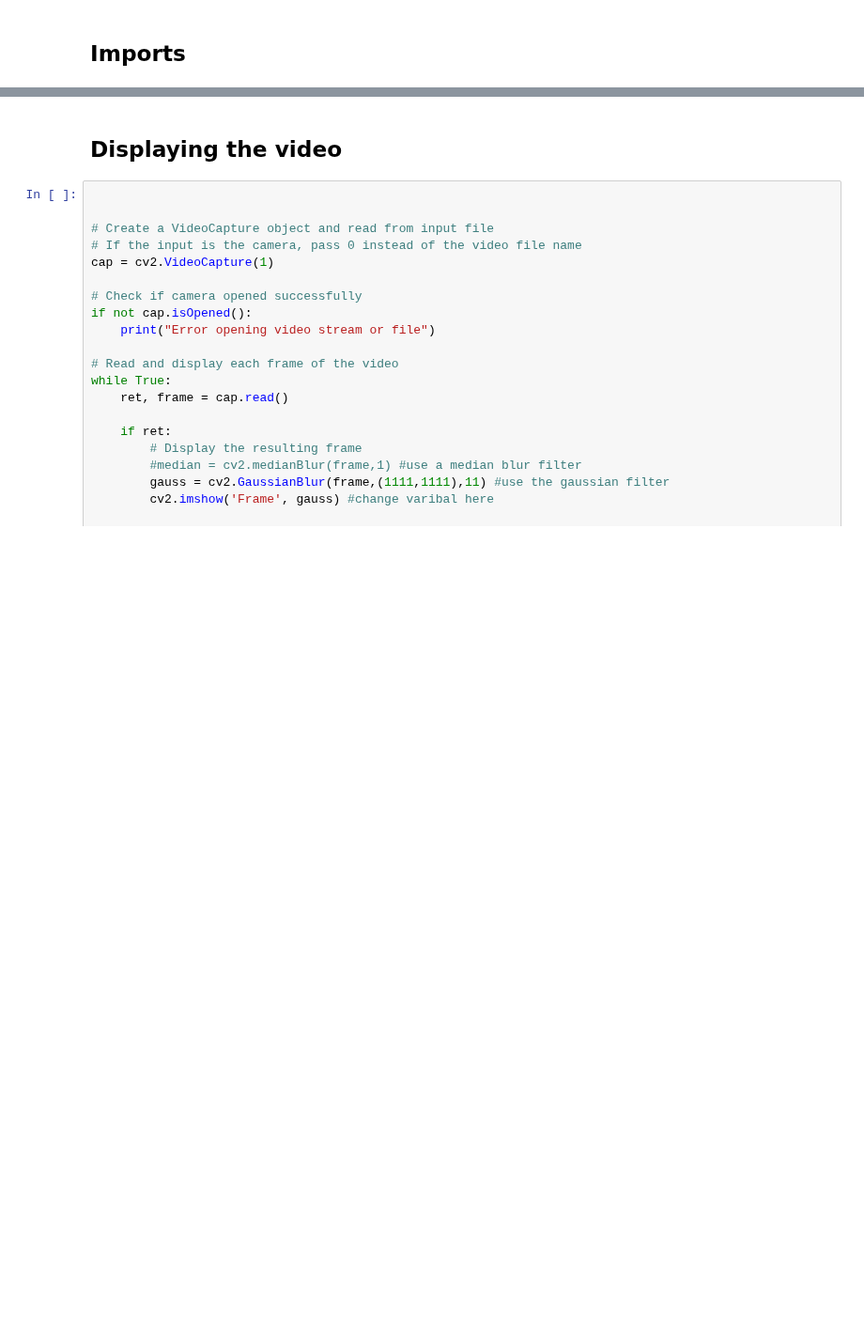
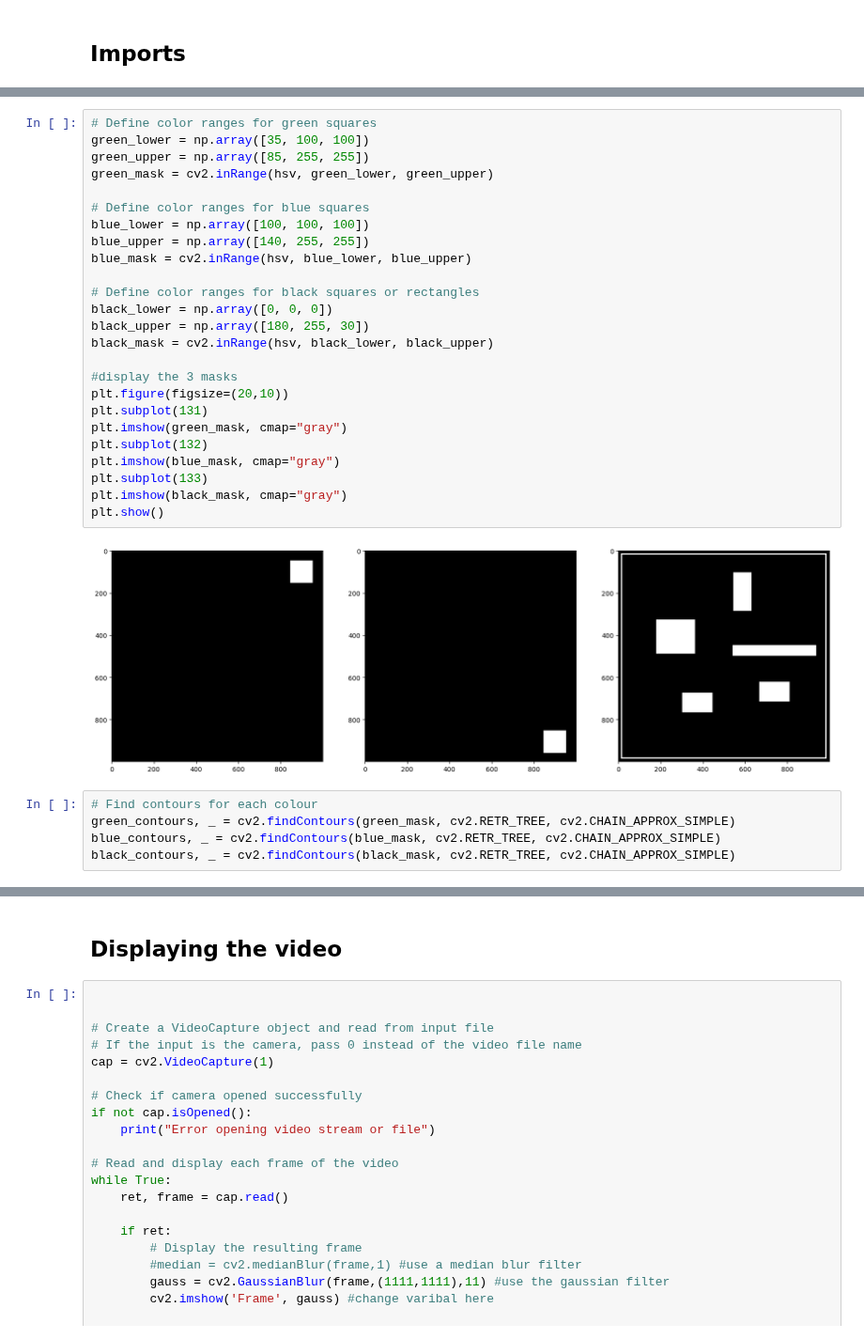
Before and after one commit to Armonis5/ThymioMob, a Jupyter notebook: vision.ipynb, the cells around one changed output, grey strips where cells are left out. Shown at 94% size. Cells and saved outputs as stored; diff of their text form; blank space fills up the shorter version.

```diff
--- a/vision.ipynb
+++ b/vision.ipynb
@@ -9,0 +43,32 @@ import time
+# %%
+# Define color ranges for green squares
+green_lower = np.array([35, 100, 100])
+green_upper = np.array([85, 255, 255])
+green_mask = cv2.inRange(hsv, green_lower, green_upper)
+
+# Define color ranges for blue squares
+blue_lower = np.array([100, 100, 100])
+blue_upper = np.array([140, 255, 255])
+blue_mask = cv2.inRange(hsv, blue_lower, blue_upper)
+
+# Define color ranges for black squares or rectangles
+black_lower = np.array([0, 0, 0])
+black_upper = np.array([180, 255, 30])
+black_mask = cv2.inRange(hsv, black_lower, black_upper)
+
+#display the 3 masks
+plt.figure(figsize=(20,10))
+plt.subplot(131)
+plt.imshow(green_mask, cmap="gray")
+plt.subplot(132)
+plt.imshow(blue_mask, cmap="gray")
+plt.subplot(133)
+plt.imshow(black_mask, cmap="gray")
+plt.show()
+# %% [output]
+[figure, added]
+# %%
+# Find contours for each colour
+green_contours, _ = cv2.findContours(green_mask, cv2.RETR_TREE, cv2.CHAIN_APPROX_SIMPLE)
+blue_contours, _ = cv2.findContours(blue_mask, cv2.RETR_TREE, cv2.CHAIN_APPROX_SIMPLE)
+black_contours, _ = cv2.findContours(black_mask, cv2.RETR_TREE, cv2.CHAIN_APPROX_SIMPLE)
```
Also changed, not shown: parts of 9 cells of this notebook, 2 other files.
